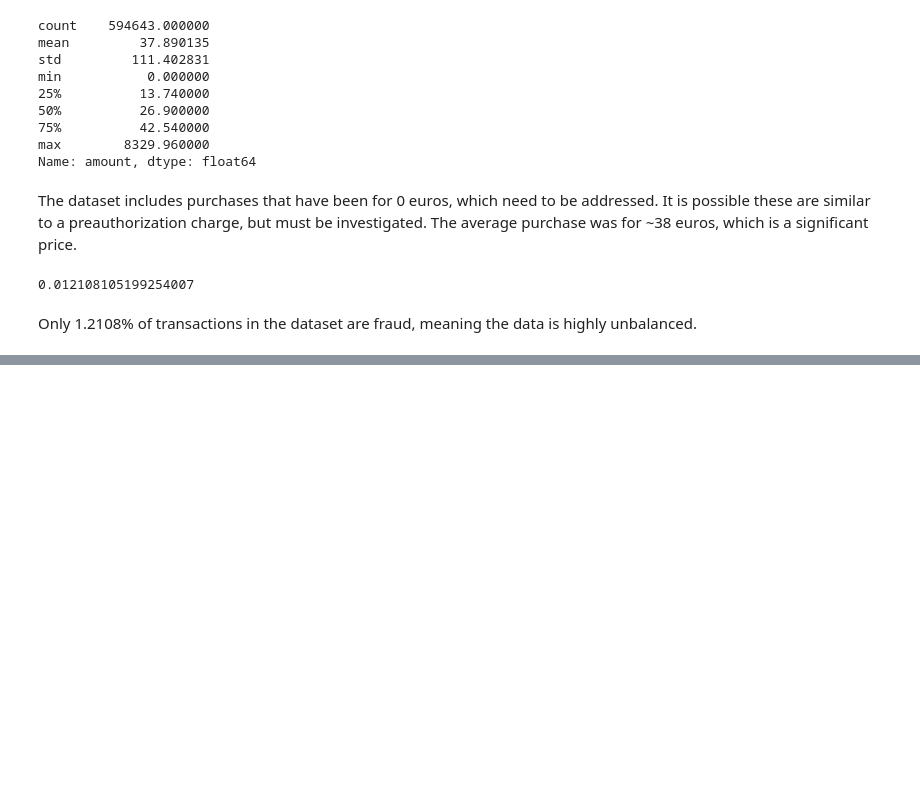
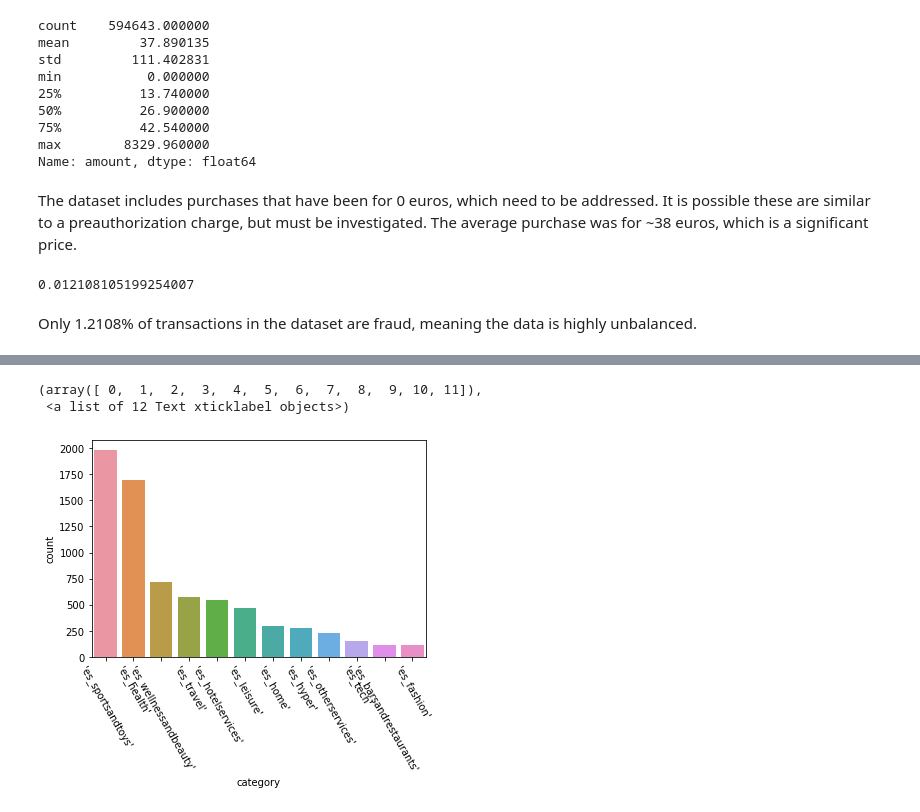
Before and after one commit to bew030/credit-card-fraud-detection-, a Jupyter notebook: Exploration.ipynb, the cells around one changed output, grey strips where cells are left out. Cells and saved outputs as stored; diff of their text form; code cells hidden in the pictures; blank space fills up the shorter version.

```diff
--- a/Exploration.ipynb
+++ b/Exploration.ipynb
@@ -146,0 +196,7 @@ Only 1.2108% of transactions in the dataset are fraud, meaning the data is highl
+# %%
+sns.countplot(x='category', data=df_frauds, order=df_frauds.category.value_counts().index) #purchases by category for all FRAUDULENT data
+plt.xticks(rotation=-60)
+# %% [output]
+(array([ 0,  1,  2,  3,  4,  5,  6,  7,  8,  9, 10, 11]),
+ <a list of 12 Text xticklabel objects>)
+[figure, added]
```
Also changed, not shown: parts of 17 cells of this notebook.
